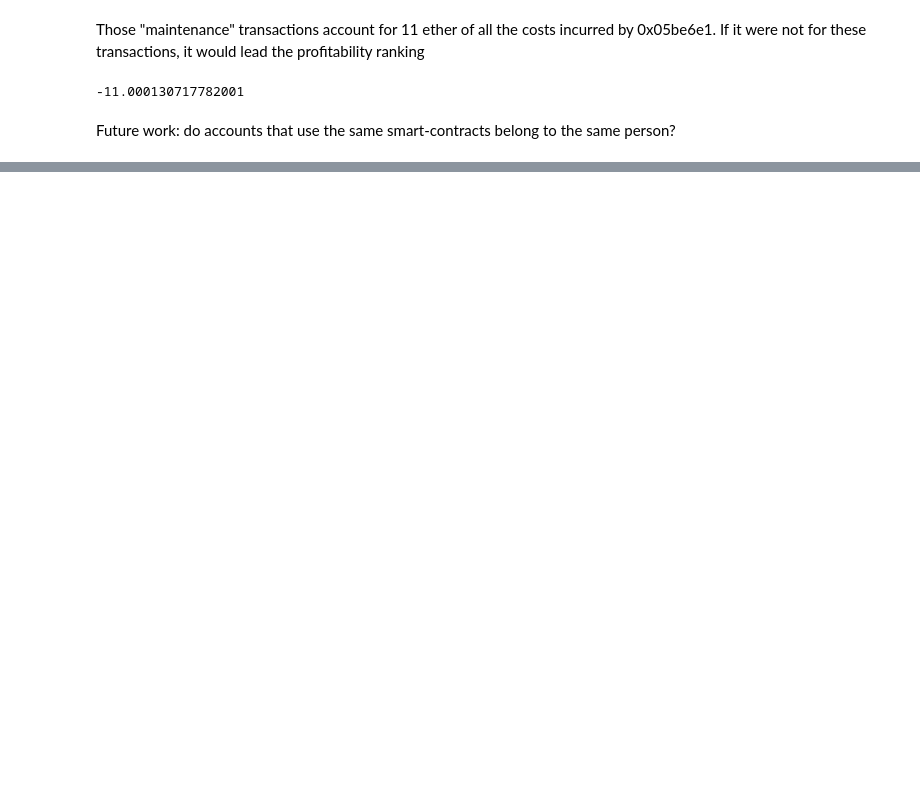
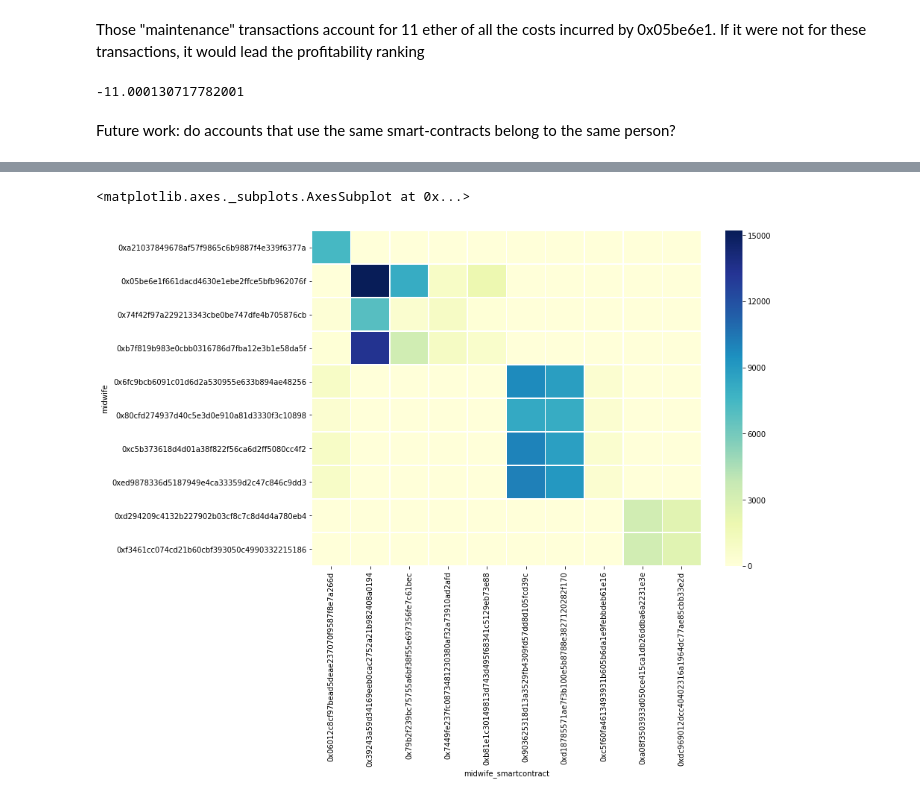
Before and after one commit to BlockScience/cryptokitties-analysis, a Jupyter notebook: ck-analysis.ipynb, the cells around one changed output, grey strips where cells are left out. Drawn from its saved outputs; the diff is of its cells as text; code cells hidden in the pictures; blank space fills up the shorter version.

```diff
--- a/ck-analysis.ipynb
+++ b/ck-analysis.ipynb
@@ -423,0 +432,6 @@ Future work: do accounts that use the same smart-contracts belong to the same pe
+# %%
+TopMidwivesSmartContracts_2018 = births_2018[births_2018['midwife'].isin(TopMidwives_2018)].\
+                groupby(['midwife_smartcontract']).data.count().\
+                sort_values(ascending=False).head(10)
+TopMidwivesSmartContracts_2018 = set(TopMidwivesSmartContracts_2018.index.values)
+TopMidwivesSmartContracts_2018
@@ -424,5 +449,6 @@ Future work: do accounts that use the same smart-contracts belong to the same pe
 # %%
 import seaborn as sns
-heatmap = pd.DataFrame(births_2018[births_2018['midwife'].isin(TopMidwives_2018)].groupby(['midwife','midwife_smartcontract']).data.count()).reset_index().pivot(index='midwife', columns='midwife_smartcontract', values='data')
+heatmap = pd.DataFrame(births_2018[(births_2018['midwife'].isin(TopMidwives_2018)) & \
+                                   (births_2018['midwife_smartcontract'].isin(TopMidwivesSmartContracts_2018))]\
+                       .groupby(['midwife','midwife_smartcontract']).data.count()).reset_index().pivot(index='midwife', columns='midwife_smartcontract', values='data')
 heatmap = heatmap.fillna(0)
-sns.heatmap(heatmap, linewidths=.5, cmap="YlGnBu")
@@ -431,0 +455,23 @@ sns.heatmap(heatmap, linewidths=.5, cmap="YlGnBu")
+# %%
+#reorder rows and columns to make clusters more evident
+heatmap = heatmap[['0x06012c8cf97bead5deae237070f9587f8e7a266d',
+ '0x39243a59d34169eeb0cac2752a21b982408a0194',
+ '0x79b2f239bc75755a6bf38f55e697356fe7c61bec',
+ '0x7449fe237fc0873481230380af32a73910ad2afd',
+ '0xb81e1c30149813d743d495f68341c5129eb73e88',
+ '0x903625318d13a3529fb4309fd57dd8d105fcd39c',
+ '0xd18785571ae7f3b100e5b8788e3827120282f170',
+ '0xc5f60fa4613493931b605b6da1e9febbdeb61e16',
+ '0xa08f3503933d050ce415ca1db26ddba6a2231e3e',
+ '0xdc969012dcc40402316a1964dc77ae85cbb33e2d'
+]]
+heatmap = heatmap.reindex([ '0xa21037849678af57f9865c6b9887f4e339f6377a',
+ '0x05be6e1f661dacd4630e1ebe2ffce5bfb962076f',
+ '0x74f42f97a229213343cbe0be747dfe4b705876cb',
+ '0xb7f819b983e0cbb0316786d7fba12e3b1e58da5f',
+ '0x6fc9bcb6091c01d6d2a530955e633b894ae48256',
+ '0x80cfd274937d40c5e3d0e910a81d3330f3c10898',
+ '0xc5b373618d4d01a38f822f56ca6d2ff5080cc4f2',
+ '0xed9878336d5187949e4ca33359d2c47c846c9dd3',
+ '0xd294209c4132b227902b03cf8c7c8d4d4a780eb4',
+ '0xf3461cc074cd21b60cbf393050c4990332215186'])
@@ -431,0 +483,6 @@ sns.heatmap(heatmap, linewidths=.5, cmap="YlGnBu")
+# %%
+plt.subplots(figsize=(11.7, 8.27))
+sns.heatmap(heatmap, linewidths=.5, cmap="YlGnBu")
+# %% [output]
+<matplotlib.axes._subplots.AxesSubplot at 0x...>
+[figure, added]
```
Also changed, not shown: parts of 7 cells of this notebook.
